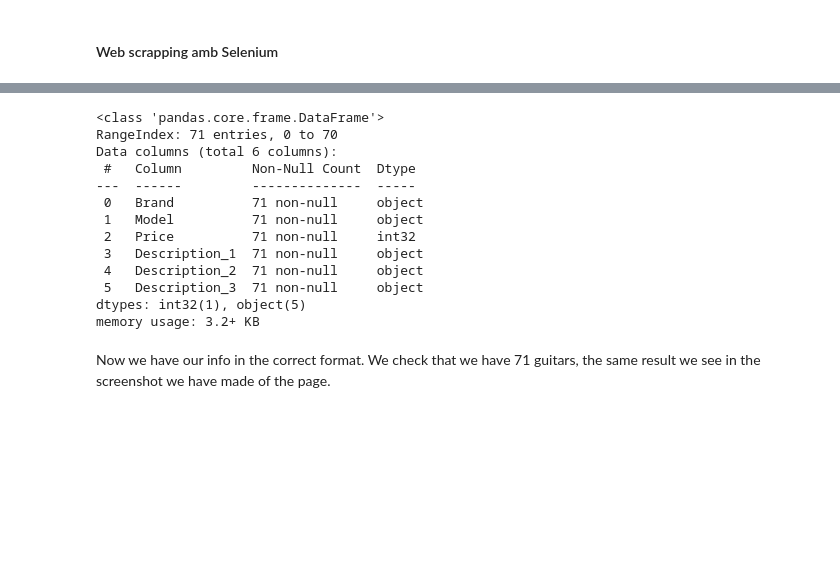
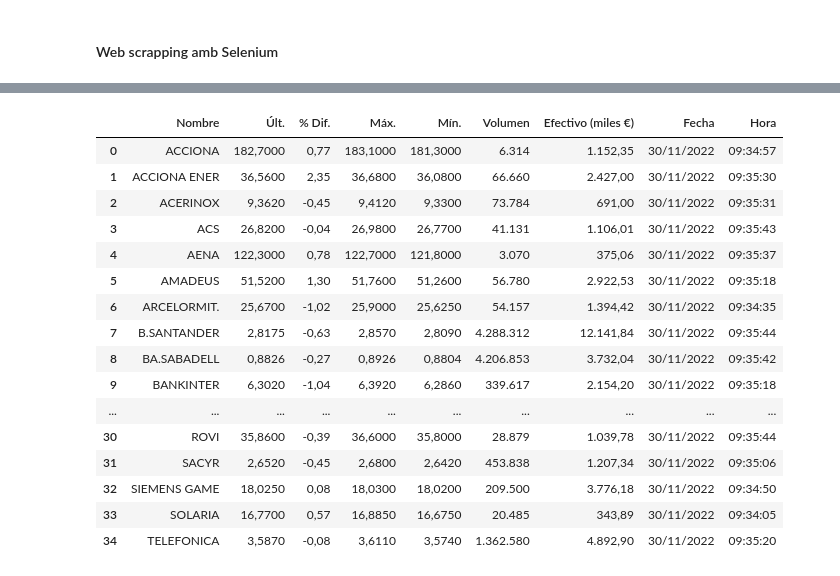
Before and after one commit to David-DataScience/Web_Scrapping, a Jupyter notebook: S10.ipynb, the cells around one changed output, grey strips where cells are left out. Cells and saved outputs as stored; diff of their text form; code cells hidden in the pictures; blank space fills up the shorter version.

```diff
--- a/S10.ipynb
+++ b/S10.ipynb
@@ -375,10 +358,0 @@ We search for the elements using XPATH.
-# %%
-rows = []
-for table in driver.find_elements(by= By.XPATH, value = '//*[contains(@id,"ctl00_Contenido_tblÍndices")]//tr'):
-        data = [item.text for item in table.find_elements(by= By.XPATH, value= ".//*[self::td or self::th]")]
-        # append data by rows
-        rows.append(data)
-
-# 1st row is column names
-stock_indices = pd.DataFrame(rows[1:], columns = rows[0])
-stock_indices
@@ -465,3 +358,0 @@ stock_indices[25:26].replace('-', np.nan, inplace = True)
-# %%
-pd.set_option('display.max_rows', 100)
-stock_indices
@@ -771,18 +358,0 @@ guitars_df.head()
-# %%
-guitars_df.info()
-# %% [output]
-<class 'pandas.core.frame.DataFrame'>
-RangeIndex: 71 entries, 0 to 70
-Data columns (total 6 columns):
- #   Column         Non-Null Count  Dtype
----  ------         --------------  -----
- 0   Brand          71 non-null     object
- 1   Model          71 non-null     object
- 2   Price          71 non-null     int32
- 3   Description_1  71 non-null     object
- 4   Description_2  71 non-null     object
- 5   Description_3  71 non-null     object
-dtypes: int32(1), object(5)
-memory usage: 3.2+ KB
-# %% [markdown]
-Now we have our info in the correct format. We check that we have 71 guitars, the same result we see in the screenshot we have made of the page.
@@ -788,0 +363,3 @@ Now we have our info in the correct format. We check that we have 71 guitars, th
+# %%
+driver = webdriver.Chrome(service=Service(ChromeDriverManager().install()))
+driver.get("https://www.google.com")
@@ -788,0 +370,28 @@ Now we have our info in the correct format. We check that we have 71 guitars, th
+# %%
+rows = []
+for table in driver.find_elements(by= By.XPATH, value = '//*[contains(@id,"ctl00_Contenido_tblAcciones")]//tr'):
+        data = [item.text for item in table.find_elements(by= By.XPATH, value= ".//*[self::td or self::th]")]
+        # append data by rows
+        rows.append(data)
+
+# 1st row is column names
+stock_indices = pd.DataFrame(rows[1:], columns = rows[0])
+stock_indices
+# %% [output]
+|  | Nombre | Últ. | % Dif. | Máx. | Mín. | Volumen | Efectivo (miles €) | Fecha | Hora |
+| 0 | ACCIONA | 182,7000 | 0,77 | 183,1000 | 181,3000 | 6.314 | 1.152,35 | 30/11/2022 | 09:34:57 |
+| 1 | ACCIONA ENER | 36,5600 | 2,35 | 36,6800 | 36,0800 | 66.660 | 2.427,00 | 30/11/2022 | 09:35:30 |
+| 2 | ACERINOX | 9,3620 | -0,45 | 9,4120 | 9,3300 | 73.784 | 691,00 | 30/11/2022 | 09:35:31 |
+| 3 | ACS | 26,8200 | -0,04 | 26,9800 | 26,7700 | 41.131 | 1.106,01 | 30/11/2022 | 09:35:43 |
+| 4 | AENA | 122,3000 | 0,78 | 122,7000 | 121,8000 | 3.070 | 375,06 | 30/11/2022 | 09:35:37 |
+| 5 | AMADEUS | 51,5200 | 1,30 | 51,7600 | 51,2600 | 56.780 | 2.922,53 | 30/11/2022 | 09:35:18 |
+| 6 | ARCELORMIT. | 25,6700 | -1,02 | 25,9000 | 25,6250 | 54.157 | 1.394,42 | 30/11/2022 | 09:34:35 |
+| 7 | B.SANTANDER | 2,8175 | -0,63 | 2,8570 | 2,8090 | 4.288.312 | 12.141,84 | 30/11/2022 | 09:35:44 |
+| 8 | BA.SABADELL | 0,8826 | -0,27 | 0,8926 | 0,8804 | 4.206.853 | 3.732,04 | 30/11/2022 | 09:35:42 |
+| 9 | BANKINTER | 6,3020 | -1,04 | 6,3920 | 6,2860 | 339.617 | 2.154,20 | 30/11/2022 | 09:35:18 |
+| ... | ... | ... | ... | ... | ... | ... | ... | ... | ... |
+| 30 | ROVI | 35,8600 | -0,39 | 36,6000 | 35,8000 | 28.879 | 1.039,78 | 30/11/2022 | 09:35:44 |
+| 31 | SACYR | 2,6520 | -0,45 | 2,6800 | 2,6420 | 453.838 | 1.207,34 | 30/11/2022 | 09:35:06 |
+| 32 | SIEMENS GAME | 18,0250 | 0,08 | 18,0300 | 18,0200 | 209.500 | 3.776,18 | 30/11/2022 | 09:34:50 |
+| 33 | SOLARIA | 16,7700 | 0,57 | 16,8850 | 16,6750 | 20.485 | 343,89 | 30/11/2022 | 09:34:05 |
+| 34 | TELEFONICA | 3,5870 | -0,08 | 3,6110 | 3,5740 | 1.362.580 | 4.892,90 | 30/11/2022 | 09:35:20 |
```
Also changed, not shown: parts of 75 cells of this notebook.
